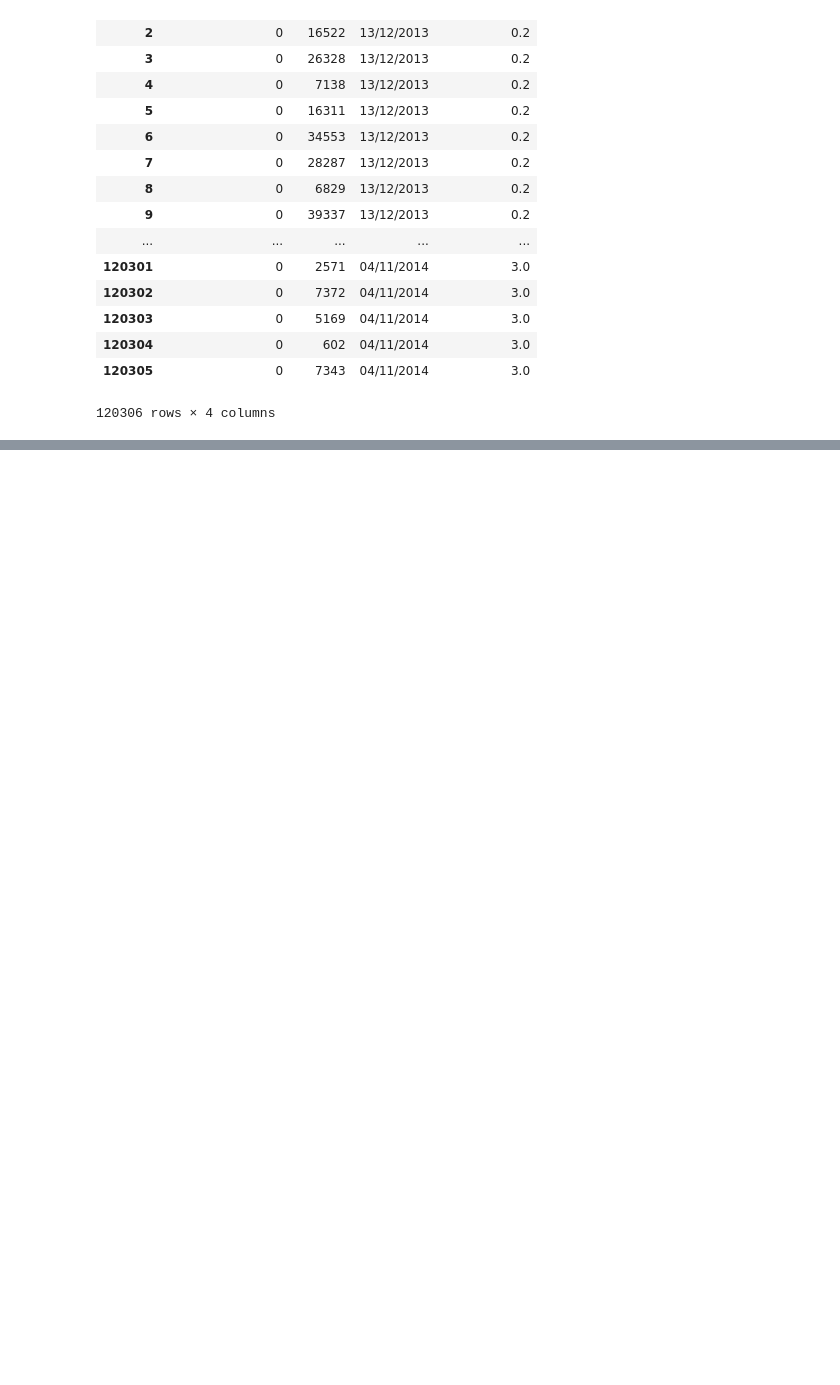
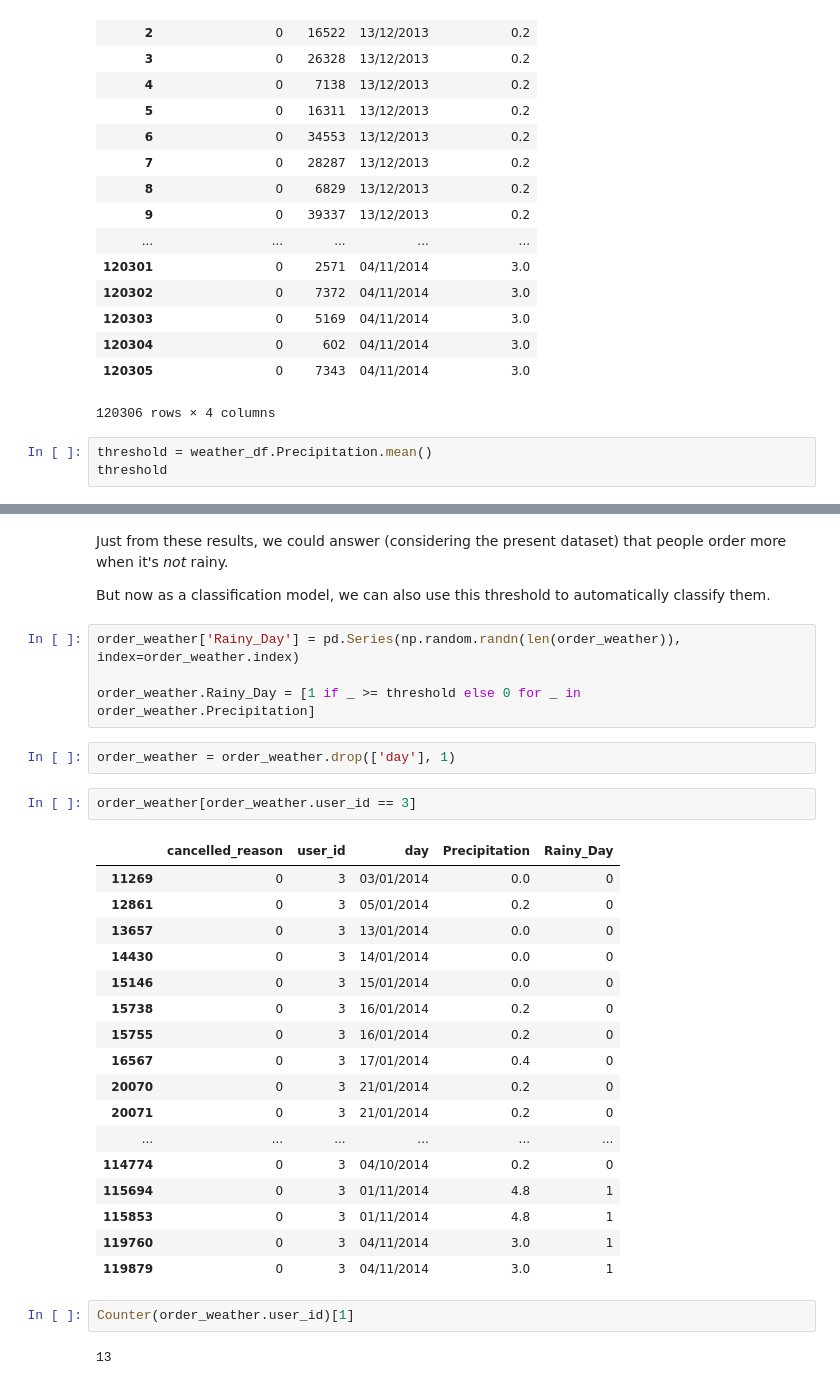
Before and after one commit to Bayakissa/Analytics_Test, a Jupyter notebook: Analytics_Test.ipynb, the cells around one changed output, grey strips where cells are left out. Saved outputs shown, nothing was run; the diff lists cells and outputs as text; blank space fills up the shorter version.

```diff
--- a/Analytics_Test.ipynb
+++ b/Analytics_Test.ipynb
@@ -70,3 +111,6 @@ order_weather
 | 120304 | 0 | 602 | 04/11/2014 | 3.0 |
 | 120305 | 0 | 7343 | 04/11/2014 | 3.0 |
 120306 rows × 4 columns
+# %%
+threshold = weather_df.Precipitation.mean()
+threshold
@@ -72,0 +147,35 @@ order_weather
+# %% [markdown]
+Just from these results, we could answer (considering the present dataset) that people order more when it's _not_ rainy.
+
+
+But now as a classification model, we can also use this threshold to automatically classify them.
+# %%
+order_weather['Rainy_Day'] = pd.Series(np.random.randn(len(order_weather)), index=order_weather.index)
+
+order_weather.Rainy_Day = [1 if _ >= threshold else 0 for _ in order_weather.Precipitation]
+# %%
+order_weather = order_weather.drop(['day'], 1)
+# %%
+order_weather[order_weather.user_id == 3]
+# %% [output]
+|  | cancelled_reason | user_id | day | Precipitation | Rainy_Day |
+| 11269 | 0 | 3 | 03/01/2014 | 0.0 | 0 |
+| 12861 | 0 | 3 | 05/01/2014 | 0.2 | 0 |
+| 13657 | 0 | 3 | 13/01/2014 | 0.0 | 0 |
+| 14430 | 0 | 3 | 14/01/2014 | 0.0 | 0 |
+| 15146 | 0 | 3 | 15/01/2014 | 0.0 | 0 |
+| 15738 | 0 | 3 | 16/01/2014 | 0.2 | 0 |
+| 15755 | 0 | 3 | 16/01/2014 | 0.2 | 0 |
+| 16567 | 0 | 3 | 17/01/2014 | 0.4 | 0 |
+| 20070 | 0 | 3 | 21/01/2014 | 0.2 | 0 |
+| 20071 | 0 | 3 | 21/01/2014 | 0.2 | 0 |
+| ... | ... | ... | ... | ... | ... |
+| 114774 | 0 | 3 | 04/10/2014 | 0.2 | 0 |
+| 115694 | 0 | 3 | 01/11/2014 | 4.8 | 1 |
+| 115853 | 0 | 3 | 01/11/2014 | 4.8 | 1 |
+| 119760 | 0 | 3 | 04/11/2014 | 3.0 | 1 |
+| 119879 | 0 | 3 | 04/11/2014 | 3.0 | 1 |
+# %%
+Counter(order_weather.user_id)[1]
+# %% [output]
+13
```
Also changed, not shown: parts of 20 cells of this notebook.
